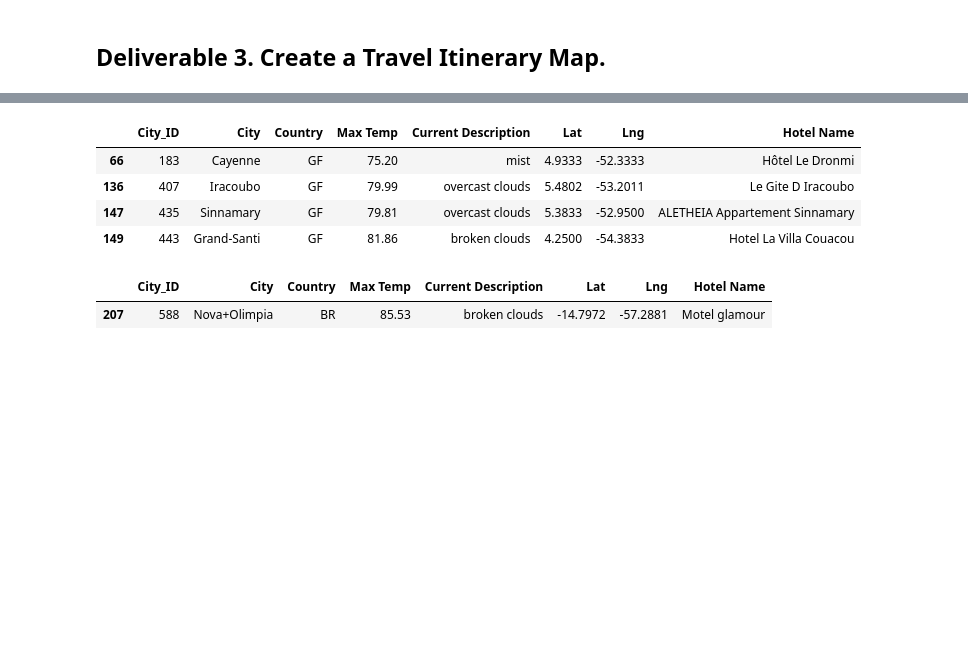
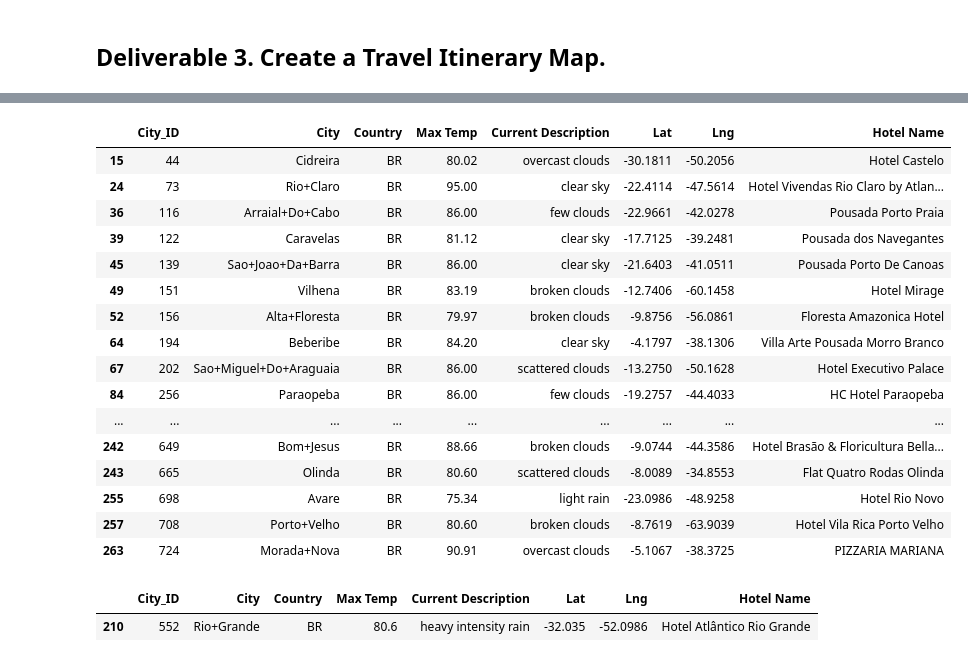
Before and after one commit to v2krishna/World_Weather_Analysis, a Jupyter notebook: Vacation_Itinerary/Vacation_Itinerary.ipynb, the cells around one changed output, grey strips where cells are left out. Drawn from its saved outputs; the diff is of its cells as text; code cells hidden in the pictures; blank space fills up the shorter version.

```diff
--- a/Vacation_Itinerary/Vacation_Itinerary.ipynb
+++ b/Vacation_Itinerary/Vacation_Itinerary.ipynb
@@ -70,14 +70,26 @@ fig
 # %% [output]
 [interactive output not drawn]
 # %%
-vacation_country_df = clean_hotel_df.loc[clean_hotel_df["Country"]=="GF"]
+vacation_country_df = clean_hotel_df.loc[clean_hotel_df["Country"]=="BR"]
 vacation_country_df
 # %% [output]
 |  | City_ID | City | Country | Max Temp | Current Description | Lat | Lng | Hotel Name |
-| 66 | 183 | Cayenne | GF | 75.20 | mist | 4.9333 | -52.3333 | Hôtel Le Dronmi |
-| 136 | 407 | Iracoubo | GF | 79.99 | overcast clouds | 5.4802 | -53.2011 | Le Gite D Iracoubo |
-| 147 | 435 | Sinnamary | GF | 79.81 | overcast clouds | 5.3833 | -52.9500 | ALETHEIA Appartement Sinnamary |
-| 149 | 443 | Grand-Santi | GF | 81.86 | broken clouds | 4.2500 | -54.3833 | Hotel La Villa Couacou |
+| 15 | 44 | Cidreira | BR | 80.02 | overcast clouds | -30.1811 | -50.2056 | Hotel Castelo |
+| 24 | 73 | Rio+Claro | BR | 95.00 | clear sky | -22.4114 | -47.5614 | Hotel Vivendas Rio Claro by Atlan... |
+| 36 | 116 | Arraial+Do+Cabo | BR | 86.00 | few clouds | -22.9661 | -42.0278 | Pousada Porto Praia |
+| 39 | 122 | Caravelas | BR | 81.12 | clear sky | -17.7125 | -39.2481 | Pousada dos Navegantes |
+| 45 | 139 | Sao+Joao+Da+Barra | BR | 86.00 | clear sky | -21.6403 | -41.0511 | Pousada Porto De Canoas |
+| 49 | 151 | Vilhena | BR | 83.19 | broken clouds | -12.7406 | -60.1458 | Hotel Mirage |
+| 52 | 156 | Alta+Floresta | BR | 79.97 | broken clouds | -9.8756 | -56.0861 | Floresta Amazonica Hotel |
+| 64 | 194 | Beberibe | BR | 84.20 | clear sky | -4.1797 | -38.1306 | Villa Arte Pousada Morro Branco |
+| 67 | 202 | Sao+Miguel+Do+Araguaia | BR | 86.00 | scattered clouds | -13.2750 | -50.1628 | Hotel Executivo Palace |
+| 84 | 256 | Paraopeba | BR | 86.00 | few clouds | -19.2757 | -44.4033 | HC Hotel Paraopeba |
+| ... | ... | ... | ... | ... | ... | ... | ... | ... |
+| 242 | 649 | Bom+Jesus | BR | 88.66 | broken clouds | -9.0744 | -44.3586 | Hotel Brasão & Floricultura Bella... |
+| 243 | 665 | Olinda | BR | 80.60 | scattered clouds | -8.0089 | -34.8553 | Flat Quatro Rodas Olinda |
+| 255 | 698 | Avare | BR | 75.34 | light rain | -23.0986 | -48.9258 | Hotel Rio Novo |
+| 257 | 708 | Porto+Velho | BR | 80.60 | broken clouds | -8.7619 | -63.9039 | Hotel Vila Rica Porto Velho |
+| 263 | 724 | Morada+Nova | BR | 90.91 | overcast clouds | -5.1067 | -38.3725 | PIZZARIA MARIANA |
 # %%
 # From the map above pick 4 cities and create a vacation itinerary route to travel between the four cities.
 # 5. Create DataFrames for each city by filtering the 'vacation_df' using the loc method.
@@ -91,8 +103,8 @@ vacation_stop3 = vacation_df.loc[vacation_df["City"]=="Nova+Olimpia"]
-# %%
-vacation_stop3
-# %% [output]
-|  | City_ID | City | Country | Max Temp | Current Description | Lat | Lng | Hotel Name |
-| 207 | 588 | Nova+Olimpia | BR | 85.53 | broken clouds | -14.7972 | -57.2881 | Motel glamour |
+# %%
+vacation_start
+# %% [output]
+|  | City_ID | City | Country | Max Temp | Current Description | Lat | Lng | Hotel Name |
+| 210 | 552 | Rio+Grande | BR | 80.6 | heavy intensity rain | -32.035 | -52.0986 | Hotel Atlântico Rio Grande |
 # %%
 # 6. Get the latitude-longitude pairs as tuples from each city DataFrame using the to_numpy function and list indexing.
 start = (vacation_start["Lat"].to_numpy()[0], vacation_start["Lng"].to_numpy()[0])
```
Also changed, not shown: parts of 6 cells of this notebook, 3 other files.
